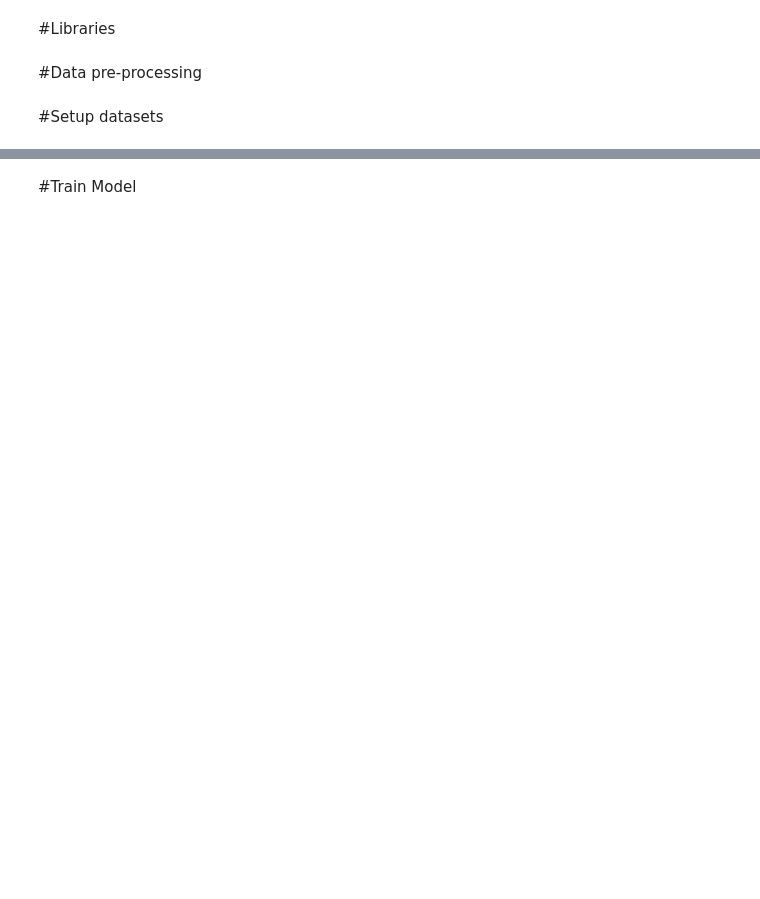
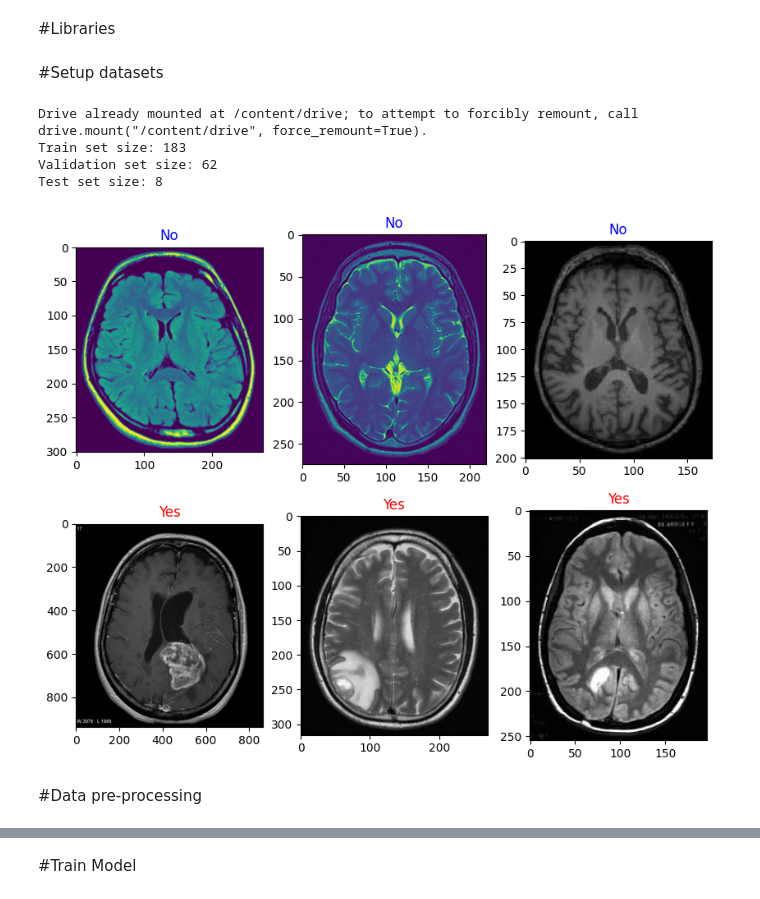
Before and after one commit to Bot1719744/Tumor-Classifier, a Jupyter notebook: ResNet.ipynb, the cells around one changed output, grey strips where cells are left out. Drawn from its saved outputs; the diff is of its cells as text; code cells hidden in the pictures; blank space fills up the shorter version.

Commit message:
Trained

```diff
--- a/ResNet.ipynb
+++ b/ResNet.ipynb
@@ -12,2 +26,56 @@ from sklearn.metrics import classification_report, confusion_matrix
+# %% [markdown]
+#Setup datasets
+# %%
+from google.colab import drive
+
+# Mount Google Drive
+drive.mount('/content/drive')
+
+# Define the path to the dataset
+IMG_PATH = '/content/drive/MyDrive/brain_tumor_dataset/'
+
+# Create a list of all the image filenames
+all_images = []
+for folder in ['yes', 'no']:
+    folder_path = os.path.join(IMG_PATH, folder)
+    for filename in os.listdir(folder_path):
+
+         all_images.append(os.path.join(folder_path, filename))
+
+# Create a list of corresponding labels (0 for 'no', 1 for 'yes')
+labels = [1 if 'Y' in filename else 0 for filename in all_images]
+
+# Split the dataset into train, validation, and test sets
+X_train_val, X_test, y_train_val, y_test = train_test_split(all_images, labels, test_size=0.03, random_state=123)
+X_train, X_val, y_train, y_val = train_test_split(X_train_val, y_train_val, test_size=0.25, random_state=123)
+
+# Print the sizes of the resulting datasets
+print(f'Train set size: {len(X_train)}')
+print(f'Validation set size: {len(X_val)}')
+print(f'Test set size: {len(X_test)}')
+# %% [output]
+Drive already mounted at /content/drive; to attempt to forcibly remount, call drive.mount("/content/drive", force_remount=True).
+Train set size: 183
+Validation set size: 62
+Test set size: 8
+# %%
+
+%matplotlib inline
+
+# Define the labels and their corresponding colors
+labels = {0: 'No', 1: 'Yes'}
+colors = {0: 'blue', 1: 'red'}
+
+# Plot some images from the train set for each label
+fig, axs = plt.subplots(2, 3, figsize=(10, 8))
+for i, label in enumerate([0, 1]):
+    images = [x for x, y in zip(X_train, y_train) if y == label][:3]
+    for j, image_path in enumerate(images):
+        img = plt.imread(image_path)
+        axs[i, j].imshow(img)
+        axs[i, j].set_title(labels[label], color=colors[label])
+plt.show()
+# %% [output]
+[figure, added]
 # %% [markdown]
 #Data pre-processing
@@ -20,2 +81,0 @@ def preprocess_image(image):
-# %% [markdown]
-#Setup datasets
```
Also changed, not shown: parts of 11 cells of this notebook.
